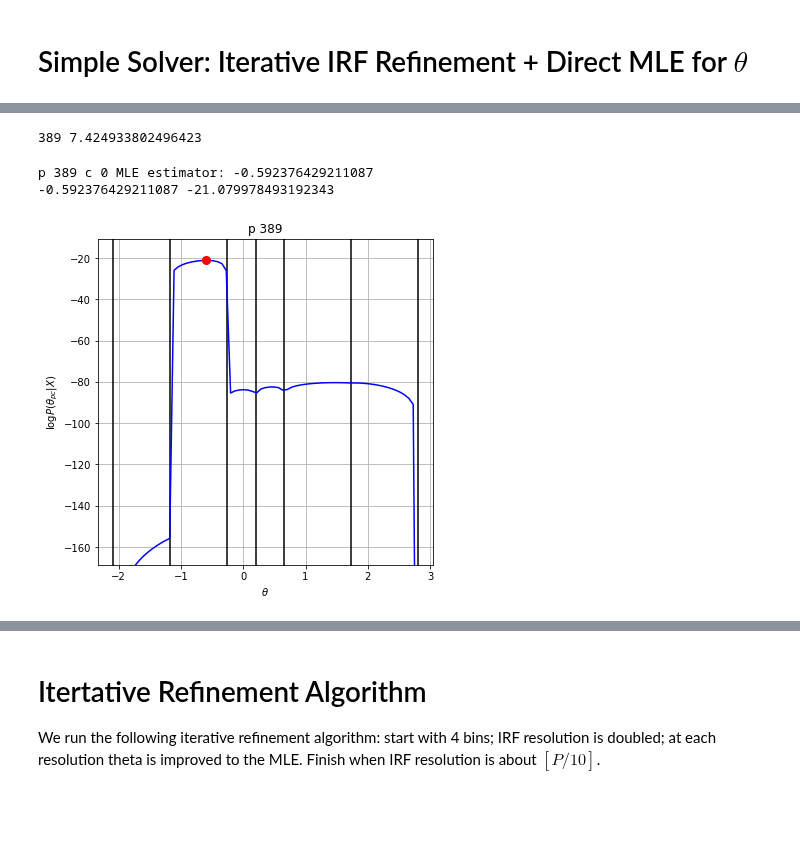
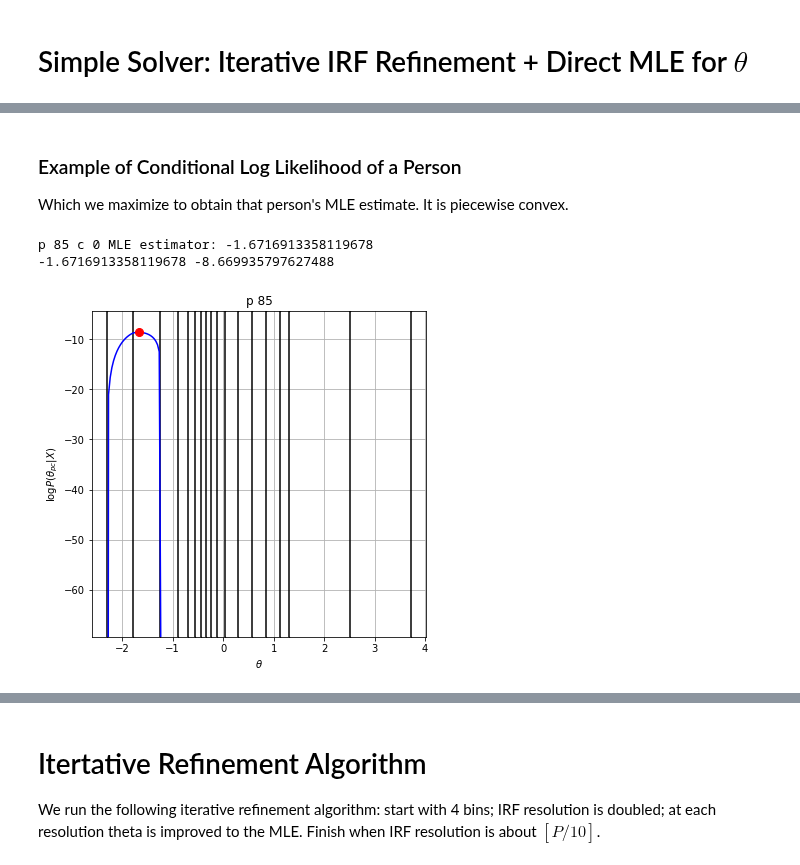
Before and after one commit to ETS-Next-Gen/irt-mcmc, a Jupyter notebook: notebooks/irt_solver_1d_mle.ipynb, the cells around one changed output, grey strips where cells are left out. Saved outputs shown, nothing was run; the diff lists cells and outputs as text; code cells hidden in the pictures; blank space fills up the shorter version.

```diff
--- a/notebooks/irt_solver_1d_mle.ipynb
+++ b/notebooks/irt_solver_1d_mle.ipynb
@@ -57,6 +61,6 @@ temperature = 1
 # IRF binning strategy.
 grid_method = "quantile" # "uniform-fixed" # "quantile" # "uniform"
 # %%
-X, theta_exact, b, c, v_exact = nirt.simulate.simulate_data.generate_dichotomous_responses(P, I, C, asymptote=asym, discrimination=discrimination)
+X, theta_exact, b, c = nirt.simulate.simulate_data.generate_dichotomous_responses(P, I, C, asymptote=asym, discrimination=discrimination)
 model_irf = [lambda t,i=i: nirt.simulate.simulate_data.three_pl_model(t, discrimination, b[i], asym) for i in range(I)]
-print("v_exact", v_exact)
+#print("v_exact", v_exact)
@@ -106,6 +99,6 @@ inactive = np.arange(P, dtype=int)
 active = np.array([], dtype=int)
 
 xlim = [(min(theta[:, ci])-1, max(theta[:, ci])+1) for ci in range(C)]
-grid_all = [nirt.grid.Grid(theta[:, ci], num_bins, method=grid_method, xlim=xlim[ci]) for ci in range(C)]
+grid_all = [nirt.grid.create_grid(theta[:, ci], num_bins, method=grid_method, xlim=xlim[ci]) for ci in range(C)]
 irf_all = [nirt.irf.ItemResponseFunction(grid_all[ci], X[:, i]) for i, ci in enumerate(c)]
 print("Grid limits", xlim)
@@ -132,7 +121,7 @@ person_ind = np.tile(active[:, None], C).flatten()
 c_ind = np.tile(np.arange(C)[None, :], len(active)).flatten()
 active_ind = (person_ind, c_ind)
 # %%
-grid = [nirt.grid.Grid(theta_active[:, ci], num_bins, method=grid_method, xlim=xlim[ci]) for ci in range(C)]
+grid = [nirt.grid.create_grid(theta_active[:, ci], num_bins, method=grid_method, xlim=xlim[ci]) for ci in range(C)]
 irf = np.array([nirt.irf.ItemResponseFunction(grid[ci], X[sample, i]) for i, ci in enumerate(c)])
 e_all = nirt.error.error_norm_by_item(model_irf, irf_all)
 e = nirt.error.error_norm_by_item(model_irf, irf)
@@ -189,37 +162,39 @@ mle_localized = np.array([[likelihood.parameter_mle(
 # %%
-# Difference between localized and global maximization.
-ind = np.argmax(np.abs(mle_localized-mle))
-print(ind, norm(mle_localized-mle))
+# # Difference between localized and global maximization.
+# ind = np.argmax(np.abs(mle_localized-mle))
+# #print(mle_localized-mle)
+# print(np.where(np.abs(mle_localized-mle) > 1e-10)[0])
+# print(ind, mle[ind], mle_localized[ind], theta_active[sample[ind]])
-# %% [output]
-389 7.424933802496423
 # %%
 #ind = np.unravel_index(np.argmax(mle, axis=None), mle.shape)
 #print(ind, sample[ind[0]], mle.max(), mle[ind])
+# %% [markdown]
+### Example of Conditional Log Likelihood of a Person
+Which we maximize to obtain that person's MLE estimate. It is piecewise convex.
 # %%
 # Check whether the likelihood of a person's theta is concave (has a unique maximum). Verify
 # that the MLE is close to the argmax.
 dim = 0
-v
 
 persons = [ind] # sample[:3]
 fig, axs = plt.subplots(len(persons), 1, figsize=(6, 6))
 for k, p in enumerate(persons):
     ax = axs[k] if len(persons) > 1 else axs
-    t_mle = likelihood.parameter_mle(p, dim, v, max_iter=5)
+    t_mle = likelihood.parameter_mle(p, dim, max_iter=5)
     print("p {} c {} MLE estimator: {}".format(p, dim, t_mle))
-    likelihood.plot_person_log_likelihood(ax, p, dim, v)
-    l_mle = likelihood.log_likelihood_term(np.array([t_mle]), v, active=(np.array([p]), np.array([dim])))[0]
+    likelihood.plot_person_log_likelihood(ax, p, dim)
+    l_mle = likelihood.log_likelihood_term(np.array([t_mle]), active=(np.array([p]), np.array([dim])))[0]
     print(t_mle, l_mle)
     ax.plot(t_mle, l_mle, 'ro', markersize=8)
     ax.grid(True)
     ax.set_ylim([8 * l_mle, 0.5 * l_mle])
     ax.set_title("p {}".format(p))
     x = likelihood._irf[dim].x
 #    print(x)
-    L = likelihood.log_likelihood_term(x, v, active=(np.array([p] * x.size), np.array([dim] * x.size)))
+    L = likelihood.log_likelihood_term(x, active=(np.array([p] * x.size), np.array([dim] * x.size)))
 #    print(L)
 # %% [output]
-p 389 c 0 MLE estimator: -0.592376429211087
--0.592376429211087 -21.079978493192343
+p 85 c 0 MLE estimator: -1.6716913358119678
+-1.6716913358119678 -8.669935797627488
-[figure, old version]
+[figure, new version]
 # %%
```
Also changed, not shown: parts of 25 cells of this notebook, 7 other files.
